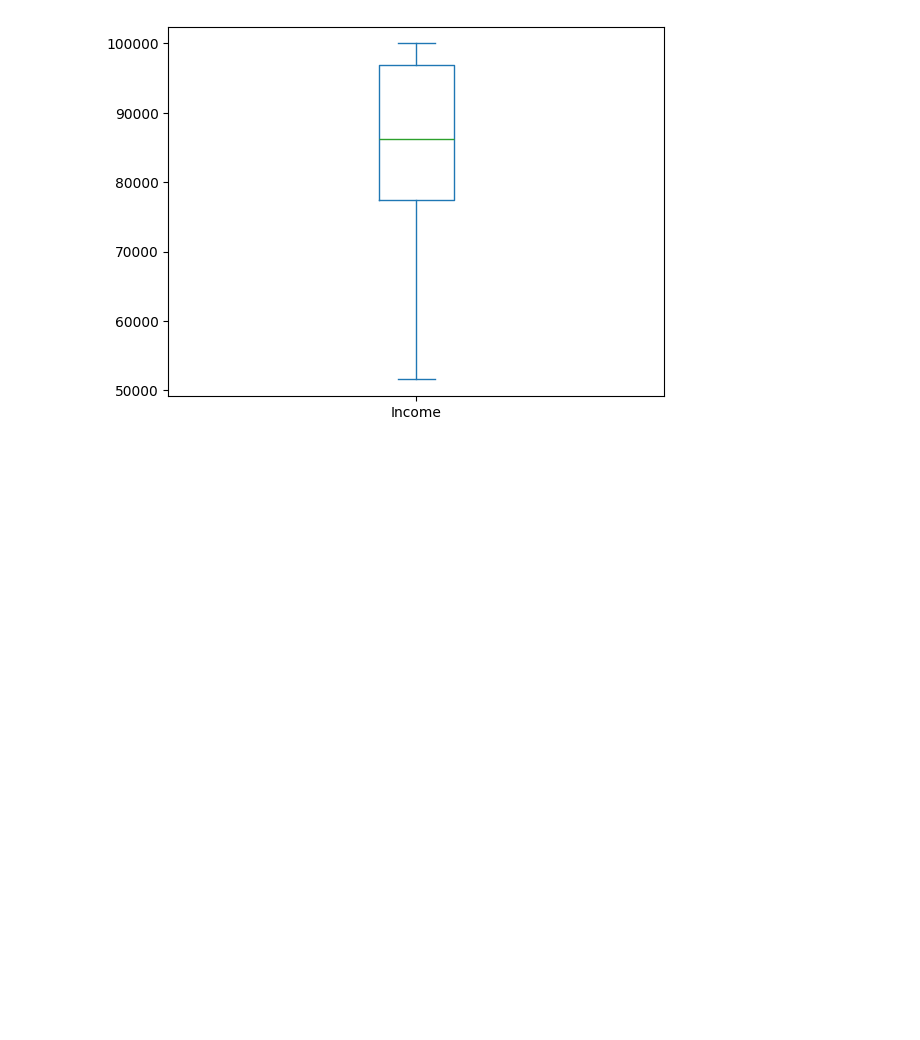
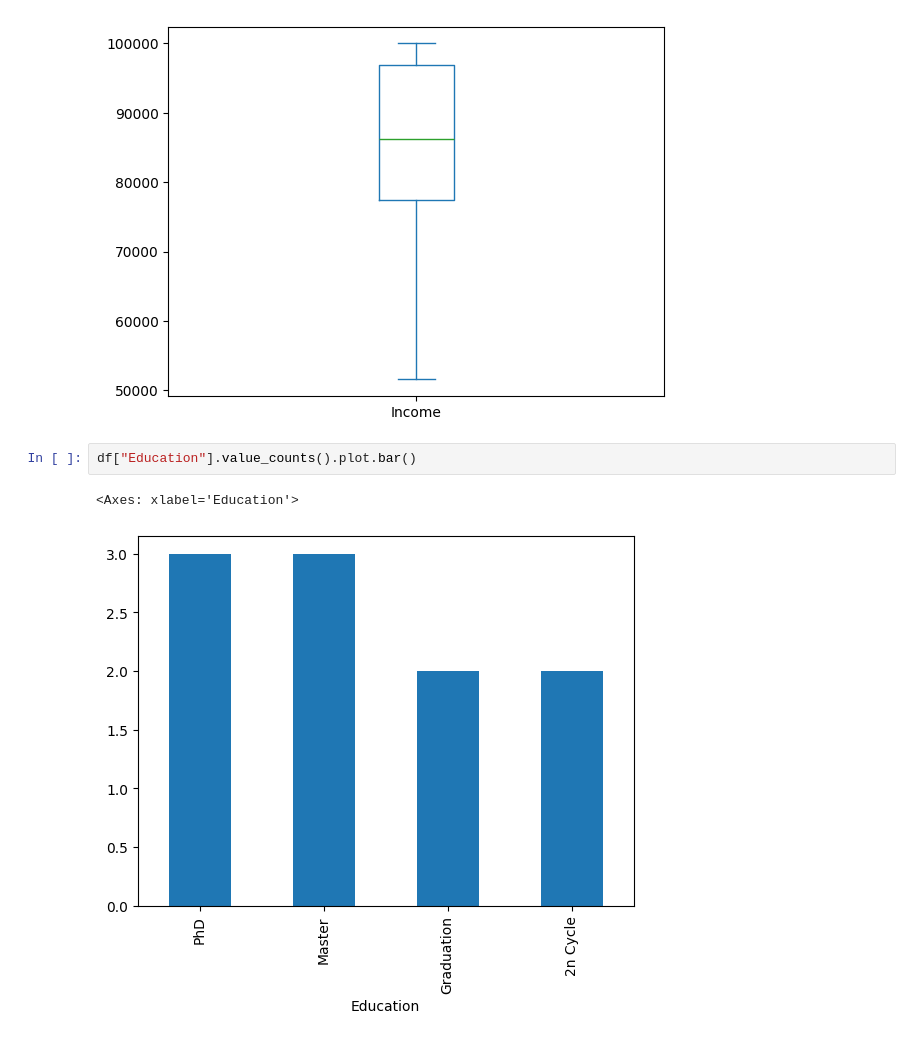
Before and after one commit to vinodlearning/PythonDSA, a Jupyter notebook: DSML_Descriptive Statistics.ipynb, the cells around one changed output. Cells and saved outputs as stored; diff of their text form; blank space fills up the shorter version.

```diff
--- a/DSML_Descriptive Statistics.ipynb
+++ b/DSML_Descriptive Statistics.ipynb
@@ -188,3 +188,8 @@ df["Income"].plot.box()
 # %% [output]
 <Axes: >
 [figure]
+# %%
+df["Education"].value_counts().plot.bar()
+# %% [output]
+<Axes: xlabel='Education'>
+[figure, added]
```
Also changed, not shown: parts of 3 cells of this notebook, 1 other file.
